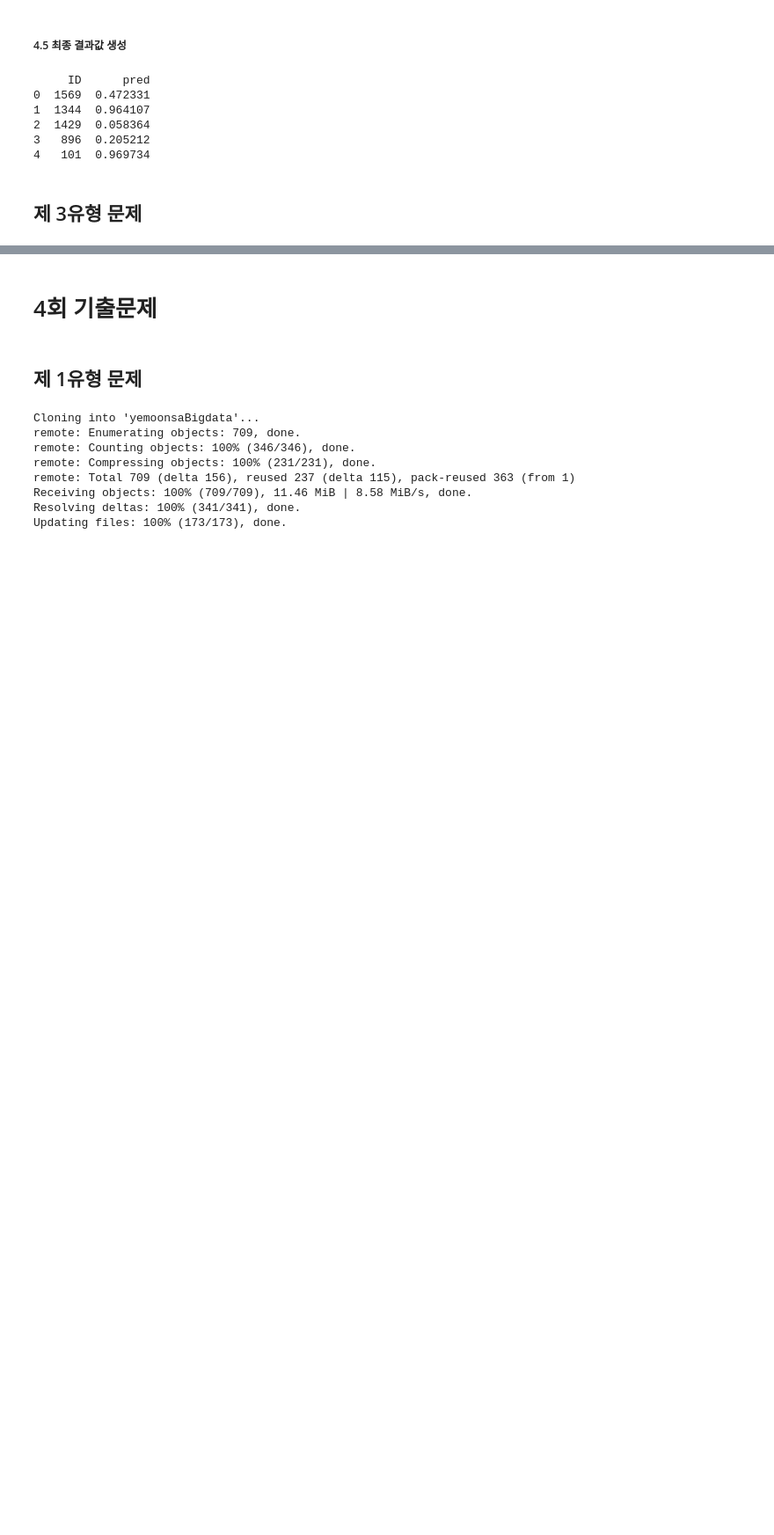
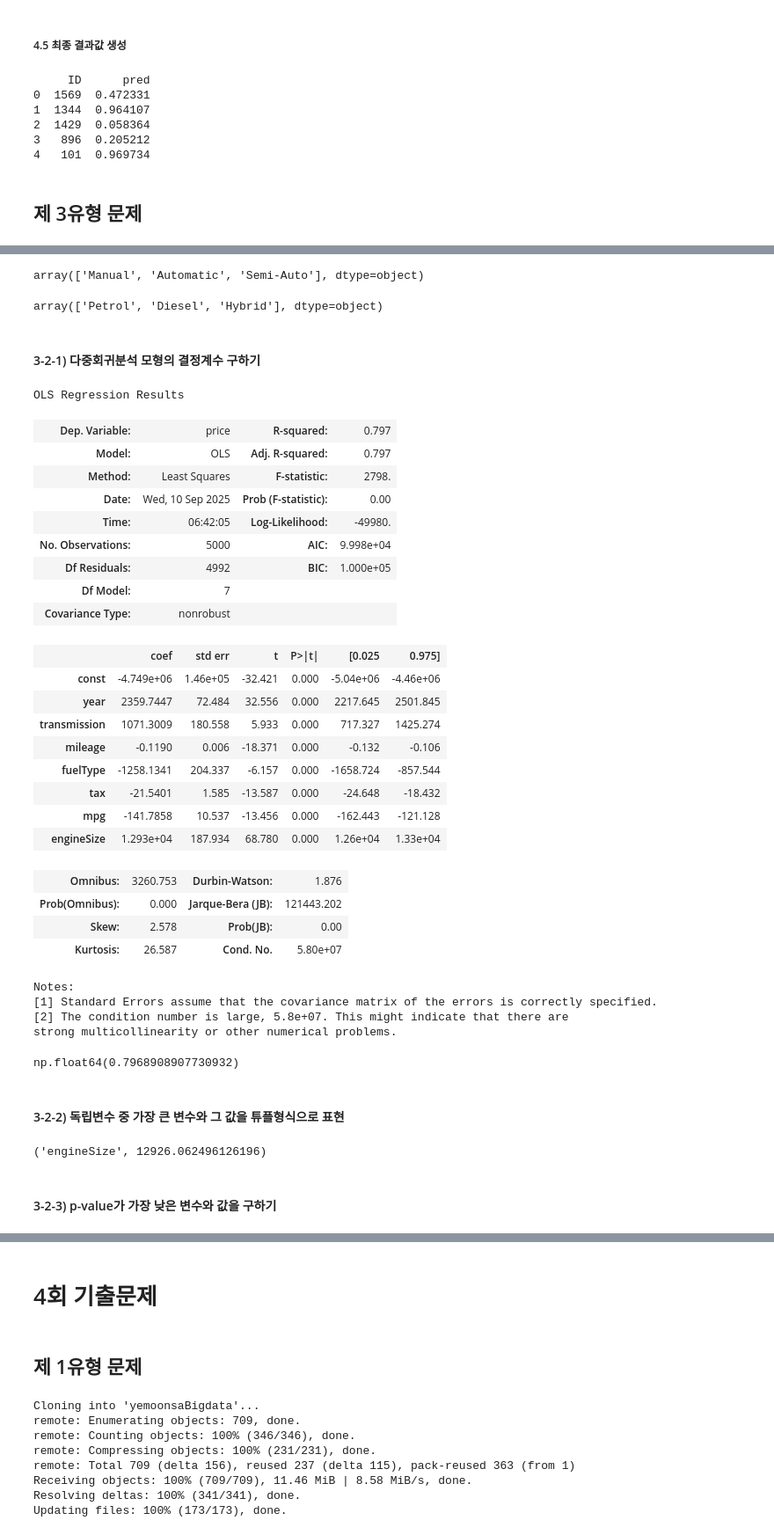
Before and after one commit to va4756/yemoon_bigdata_test, a Jupyter notebook: bigdata_예문_실전문제_example3.ipynb, the cells around one changed output, grey strips where cells are left out. Shown at 88% size. Cells and saved outputs as stored; diff of their text form; code cells hidden in the pictures; blank space fills up the shorter version.

```diff
--- a/bigdata_예문_실전문제_example3.ipynb
+++ b/bigdata_예문_실전문제_example3.ipynb
@@ -1405,0 +1525,5 @@ fatal: destination path 'yemoonsaBigdata' already exists and is not an empty dir
+# %%
+# test 데이터로 예측하기
+X_test = sm.add_constant(X_test)
+y_pred = (lm.predict(X_test) > 0.5).astype(int)
+y_pred.values
@@ -1405,0 +1545,5 @@ fatal: destination path 'yemoonsaBigdata' already exists and is not an empty dir
+# %%
+import pandas as pd
+df = pd.read_csv('/content/yemoonsaBigdata/datasets/Part5/ex7/07.03.02-used_car_price_dataset.csv')
+print(df.shape)
+df.head()
@@ -1405,0 +1590,66 @@ fatal: destination path 'yemoonsaBigdata' already exists and is not an empty dir
+# %%
+df['transmission'].unique()
+# %% [output]
+array(['Manual', 'Automatic', 'Semi-Auto'], dtype=object)
+# %%
+df['fuelType'].unique()
+# %% [output]
+array(['Petrol', 'Diesel', 'Hybrid'], dtype=object)
+# %%
+df['transmission'] = df['transmission'].map({'Manual':0, 'Automatic':1, 'Semi-Auto':1})
+df['fuelType'] = df['fuelType'].map({'Petrol':0, 'Diesel':1, 'Hybrid':2})
+# %%
+X = df[['year','transmission','mileage','fuelType',	'tax','mpg','engineSize']]
+y = df['price']
+# %% [markdown]
+#### 3-2-1) 다중회귀분석 모형의 결정계수 구하기
+# %%
+import statsmodels.api as sm
+
+X = sm.add_constant(X)
+model = sm.OLS(y, X).fit()
+model.summary()
+# %% [output]
+OLS Regression Results
+| Dep. Variable: | price | R-squared: | 0.797 |
+| Model: | OLS | Adj. R-squared: | 0.797 |
+| Method: | Least Squares | F-statistic: | 2798. |
+| Date: | Wed, 10 Sep 2025 | Prob (F-statistic): | 0.00 |
+| Time: | 06:42:05 | Log-Likelihood: | -49980. |
+| No. Observations: | 5000 | AIC: | 9.998e+04 |
+| Df Residuals: | 4992 | BIC: | 1.000e+05 |
+| Df Model: | 7 |  |  |
+| Covariance Type: | nonrobust |  |  |
+|  | coef | std err | t | P>|t| | [0.025 | 0.975] |
+| const | -4.749e+06 | 1.46e+05 | -32.421 | 0.000 | -5.04e+06 | -4.46e+06 |
+| year | 2359.7447 | 72.484 | 32.556 | 0.000 | 2217.645 | 2501.845 |
+| transmission | 1071.3009 | 180.558 | 5.933 | 0.000 | 717.327 | 1425.274 |
+| mileage | -0.1190 | 0.006 | -18.371 | 0.000 | -0.132 | -0.106 |
+| fuelType | -1258.1341 | 204.337 | -6.157 | 0.000 | -1658.724 | -857.544 |
+| tax | -21.5401 | 1.585 | -13.587 | 0.000 | -24.648 | -18.432 |
+| mpg | -141.7858 | 10.537 | -13.456 | 0.000 | -162.443 | -121.128 |
+| engineSize | 1.293e+04 | 187.934 | 68.780 | 0.000 | 1.26e+04 | 1.33e+04 |
+| Omnibus: | 3260.753 | Durbin-Watson: | 1.876 |
+| Prob(Omnibus): | 0.000 | Jarque-Bera (JB): | 121443.202 |
+| Skew: | 2.578 | Prob(JB): | 0.00 |
+| Kurtosis: | 26.587 | Cond. No. | 5.80e+07 |
+Notes:
+[1] Standard Errors assume that the covariance matrix of the errors is correctly specified.
+[2] The condition number is large, 5.8e+07. This might indicate that there are
+strong multicollinearity or other numerical problems.
+# %%
+# 결정 계수 구하기
+r_squared = model.rsquared
+r_squared
+# %% [output]
+np.float64(0.7968908907730932)
+# %% [markdown]
+#### 3-2-2) 독립변수 중 가장 큰 변수와 그 값을 튜플형식으로 표현
+# %%
+coefs = model.params
+coef_max = coefs.idxmax(), coefs.max()
+coef_max
+# %% [output]
+('engineSize', 12926.062496126196)
+# %% [markdown]
+#### 3-2-3) p-value가 가장 낮은 변수와 값을 구하기
```
Also changed, not shown: parts of 24 cells of this notebook.
